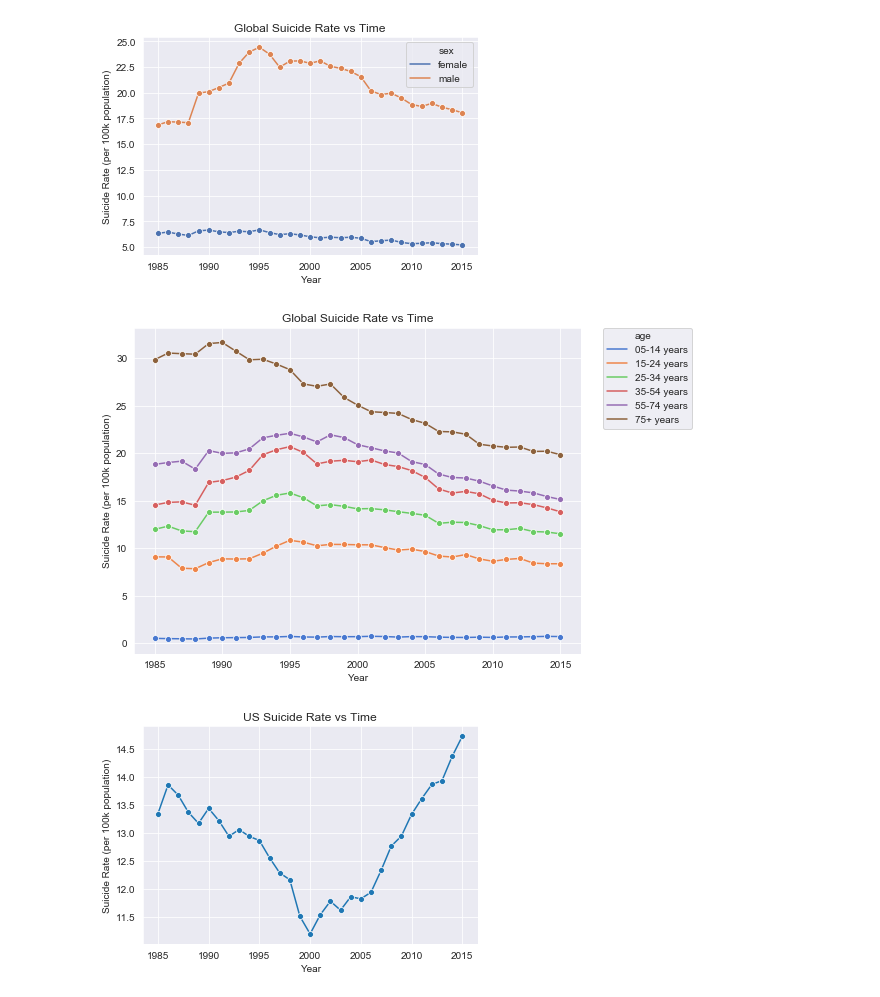
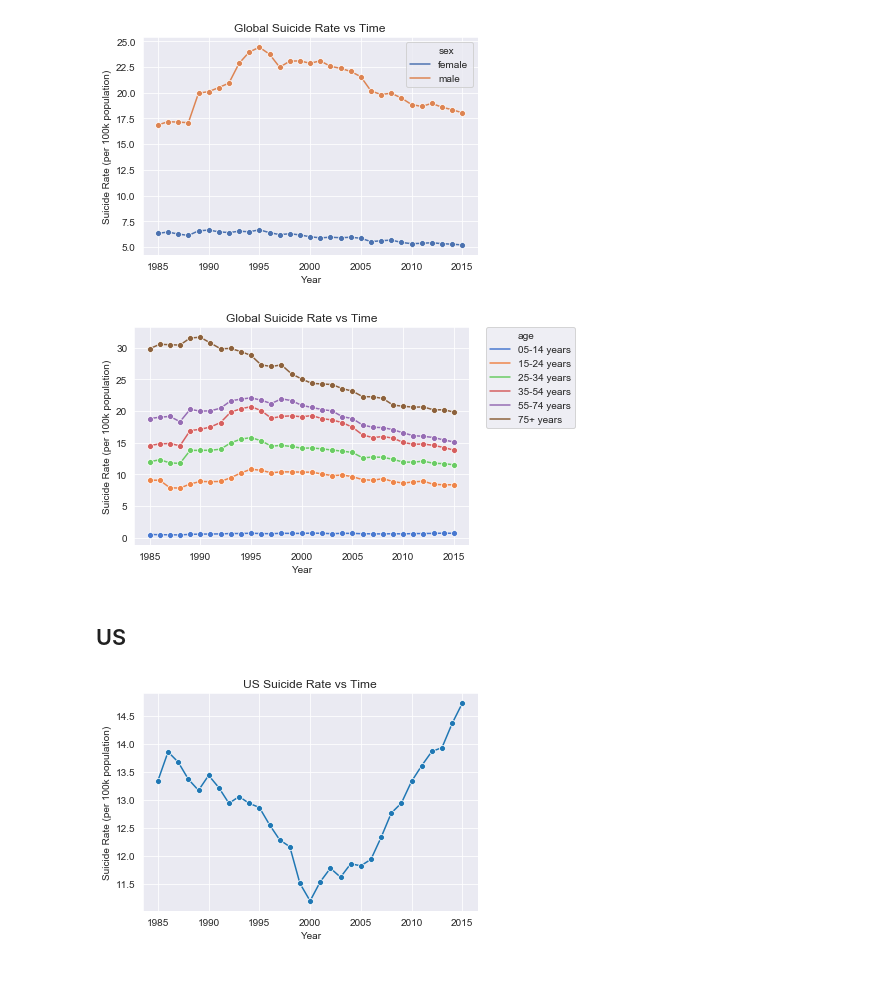
Before and after one commit to Shuya-Ma/data-512, a Jupyter notebook: Suicide Rates Overview/investigation.ipynb, the cells around one changed output. Cells and saved outputs as stored; diff of their text form; code cells hidden in the pictures.

Commit message:
updated plots

```diff
--- a/Suicide Rates Overview/investigation.ipynb
+++ b/Suicide Rates Overview/investigation.ipynb
@@ -357,16 +361,17 @@ plt.savefig('plot/global_year_rate_sex.png')
 # %%
 suicide_rate_year_age =(suicide.groupby(by=["year", "age"])["suicides_no"].sum()*100000/ suicide.groupby(by=["year", "age"])["population"].sum()).reset_index()
 suicide_rate_year_age.columns = ['year', 'age', 'suicide_rate']
 
-plt.figure(figsize=(8,6))
 plot = sns.lineplot(x='year', y='suicide_rate', hue='age', data=suicide_rate_year_age, palette="muted", marker='o')
 plt.legend(bbox_to_anchor=(1.05, 1), loc=2, borderaxespad=0.)
 plt.xlabel('Year')
 plt.ylabel('Suicide Rate (per 100k population)')
 plt.title('Global Suicide Rate vs Time')
-plt.savefig('plot/global_year_rate_age.png')
+plt.savefig('plot/global_year_rate_age.png', bbox_inches='tight')
 # %% [output]
-[figure, old version]
+[figure, new version]
+# %% [markdown]
+## US
 # %%
 suicide_rate_year_us =(suicide_us.groupby(by=["year"])["suicides_no"].sum()*100000/ suicide_us.groupby(by=["year"])["population"].sum()).reset_index()
 suicide_rate_year_us.columns = ['year', 'suicide_rate']
```
Also changed, not shown: parts of 21 cells of this notebook, 14 other files.
